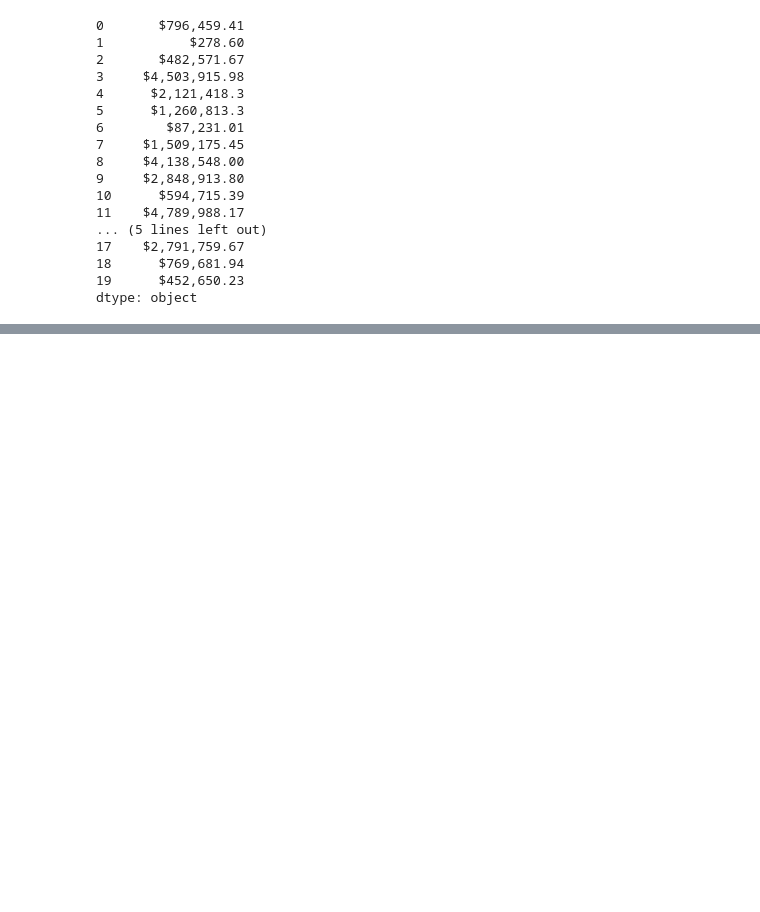
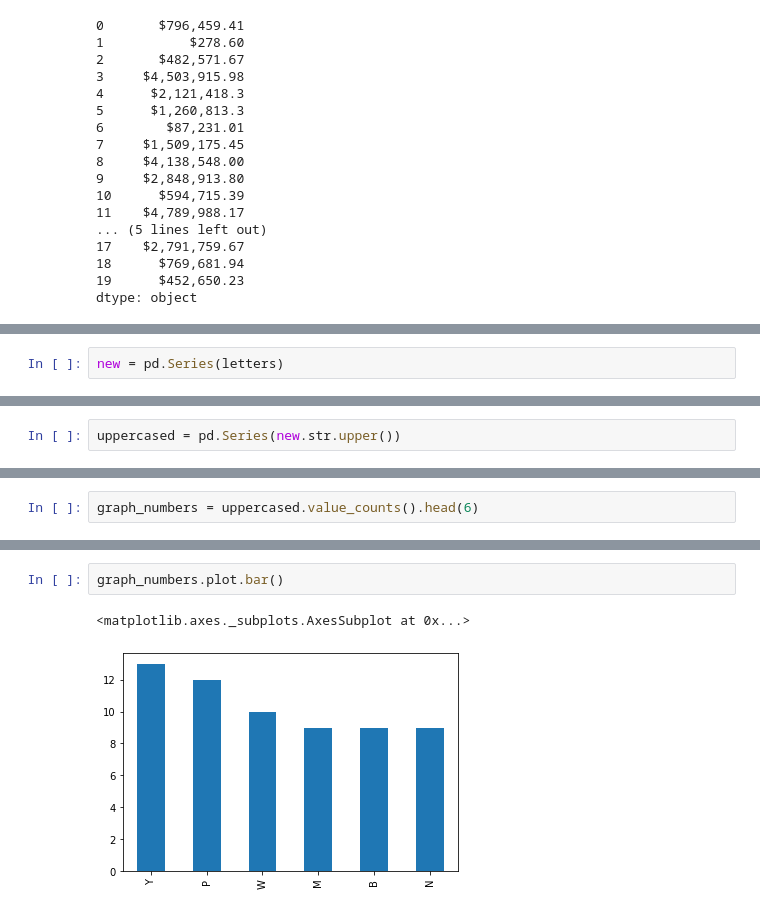
Before and after one commit to JadaShipp/python-exercises, a Jupyter notebook: 4.8.4.2_pandas_series.ipynb, the cells around one changed output, grey strips where cells are left out. Saved outputs shown, nothing was run; the diff lists cells and outputs as text; blank space fills up the shorter version.

```diff
--- a/4.8.4.2_pandas_series.ipynb
+++ b/4.8.4.2_pandas_series.ipynb
@@ -234,0 +453,2 @@ dtype: object
+# %%
+new = pd.Series(letters)
@@ -234,0 +546,2 @@ dtype: object
+# %%
+uppercased = pd.Series(new.str.upper())
@@ -234,0 +562,2 @@ dtype: object
+# %%
+graph_numbers = uppercased.value_counts().head(6)
@@ -234,0 +573,5 @@ dtype: object
+# %%
+graph_numbers.plot.bar()
+# %% [output]
+<matplotlib.axes._subplots.AxesSubplot at 0x...>
+[figure, added]
```
Also changed, not shown: parts of 51 cells of this notebook.
